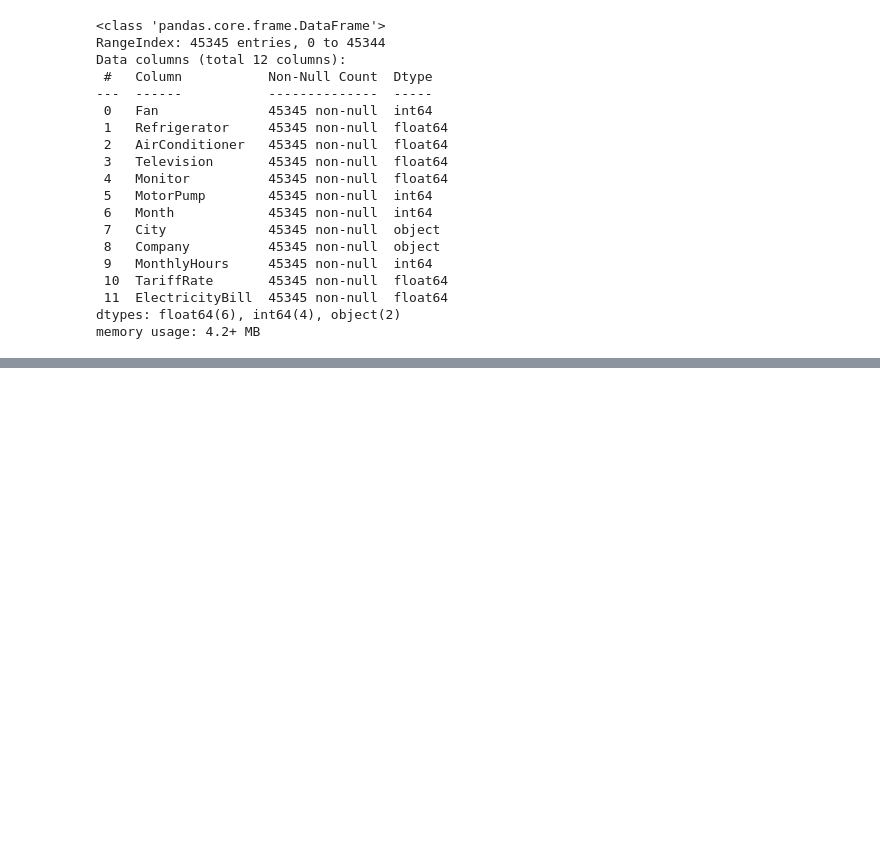
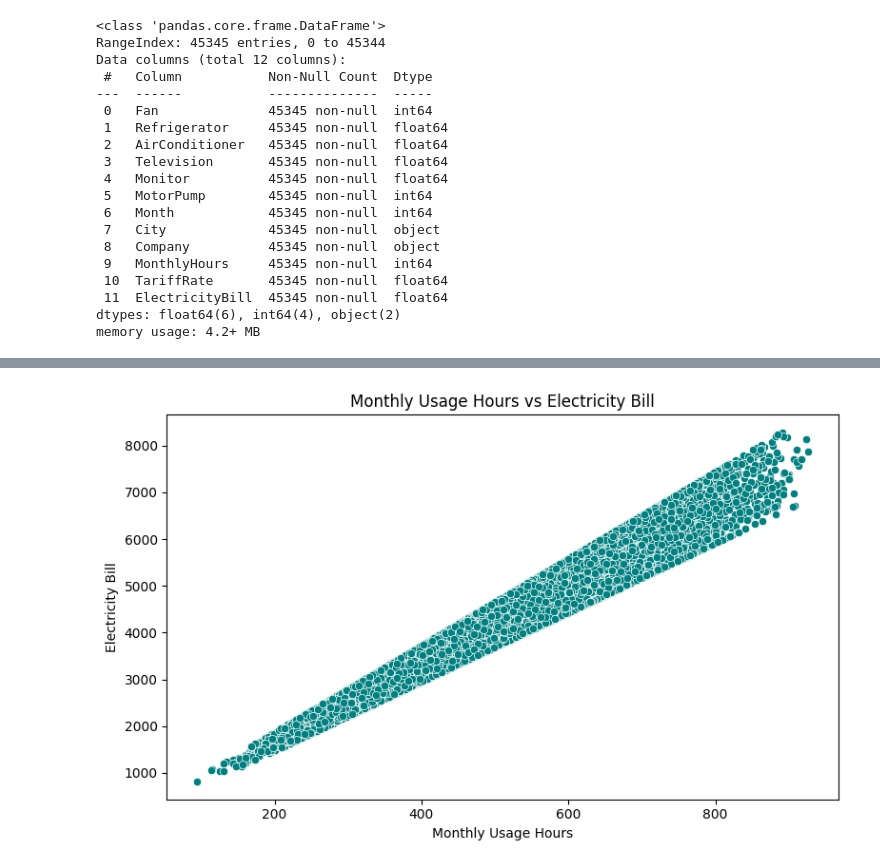
Before and after one commit to Ravikrishnan05/Phoenix, a Jupyter notebook: AI_ML_Hackathon_Project.ipynb, the cells around one changed output, grey strips where cells are left out. Saved outputs shown, nothing was run; the diff lists cells and outputs as text; code cells hidden in the pictures; blank space fills up the shorter version.

```diff
--- a/AI_ML_Hackathon_Project.ipynb
+++ b/AI_ML_Hackathon_Project.ipynb
@@ -101,0 +256,14 @@ lightgbm""")
+# %%
+import seaborn as sns
+import matplotlib.pyplot as plt
+
+# Scatter plot: MonthlyUsageHours vs ElectricityBill
+plt.figure(figsize=(8, 5))
+sns.scatterplot(x='MonthlyHours', y='ElectricityBill', data=df, color='teal')
+plt.title('Monthly Usage Hours vs Electricity Bill')
+plt.xlabel('Monthly Usage Hours')
+plt.ylabel('Electricity Bill')
+plt.tight_layout()
+plt.show()
+# %% [output]
+[figure, added]
```
Also changed, not shown: parts of 30 cells of this notebook.
